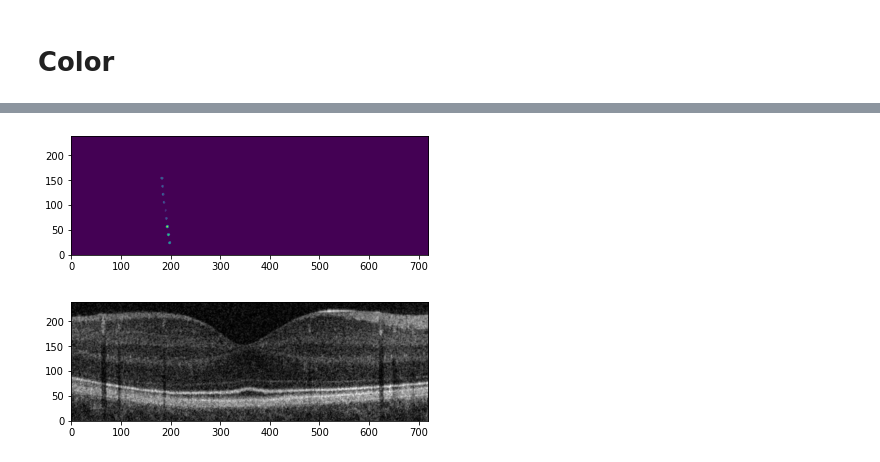
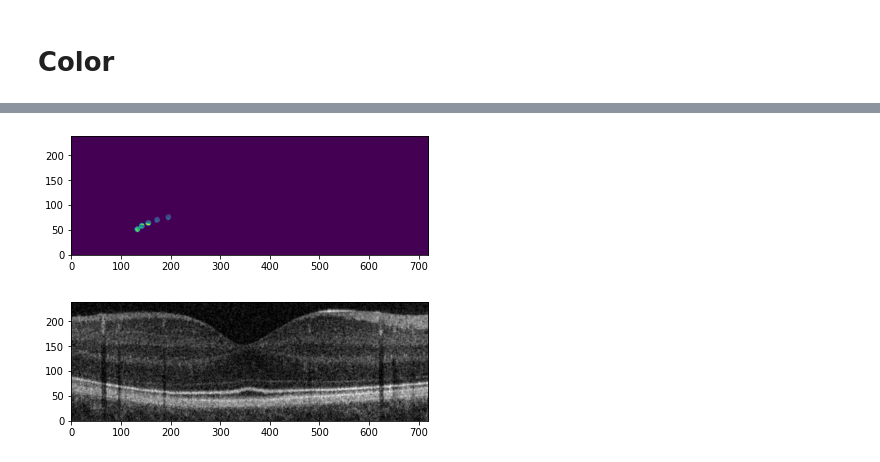
Before and after one commit to Will-H007/Camouflage-Worms, a Jupyter notebook: CamoWorms/CamoWorms.ipynb, the cells around one changed output, grey strips where cells are left out. Saved outputs shown, nothing was run; the diff lists cells and outputs as text; code cells hidden in the pictures.

```diff
--- a/CamoWorms/CamoWorms.ipynb
+++ b/CamoWorms/CamoWorms.ipynb
@@ -482,20 +482,20 @@ plt.gca().invert_yaxis()
 # %%
 import numpy as np
 
 # masked for a particular worm (example: worm 4)
-worm_index = 3
+worm_index = 4
 binary_mask = (masked_img == worm_index).astype(np.uint8)
 
 # Apply the binary mask to the image
 masked_image = image * binary_mask[:,:]
 
 # Display the masked image
 plt.imshow(masked_image)
 plt.gca().invert_yaxis()
 # non_zero_mask = masked_image != 0
 # print(image[non_zero_mask])
 # %% [output]
-[figure, old version]
+[figure, new version]
 # %%
 def color_cost(original_image,masked_image, worm_index, clew):
     # masked for a particular worm (example: worm 4)
```
Also changed, not shown: parts of 12 cells of this notebook, 6 other files.
